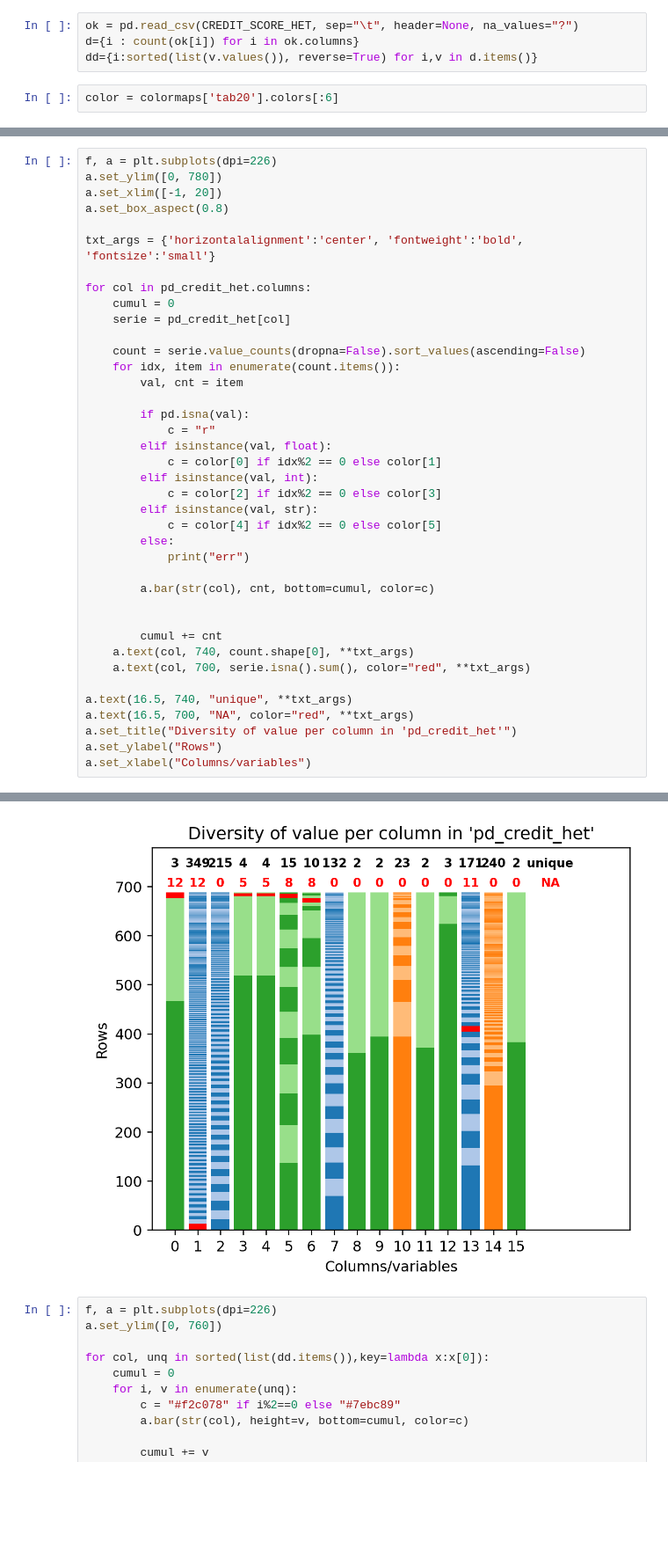
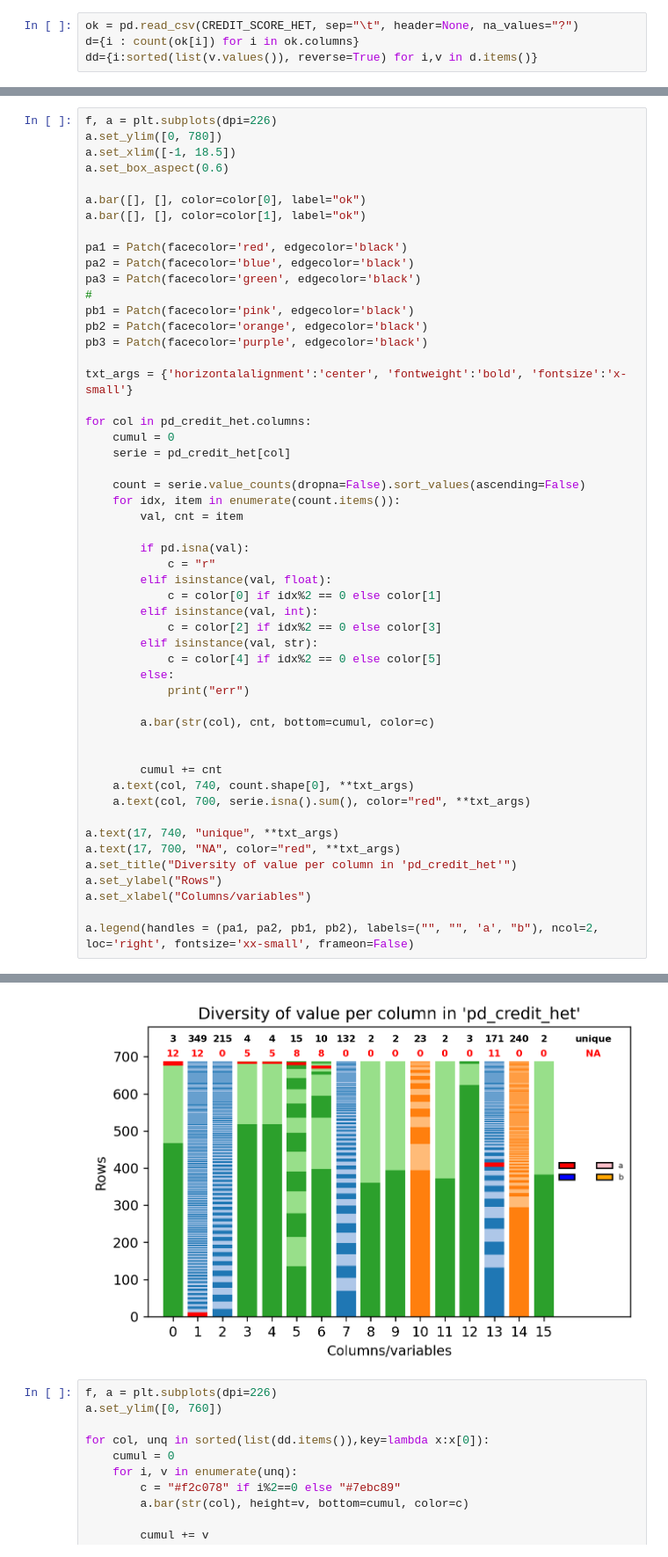
Before and after one commit to tyrosine-rex/tp_taa_apprentissage_supervisee, a Jupyter notebook: source/tp.ipynb, the cells around one changed output, grey strips where cells are left out. Shown: that part at 88% size. Saved outputs shown, nothing was run; the diff lists cells and outputs as text; blank space fills up the shorter version.

```diff
--- a/source/tp.ipynb
+++ b/source/tp.ipynb
@@ -653,5 +653,3 @@ display(pd_credithet_.head())
 ok = pd.read_csv(CREDIT_SCORE_HET, sep="\t", header=None, na_values="?")
 d={i : count(ok[i]) for i in ok.columns}
 dd={i:sorted(list(v.values()), reverse=True) for i,v in d.items()}
-# %%
-color = colormaps['tab20'].colors[:6]
@@ -658,10 +658,21 @@ color = colormaps['tab20'].colors[:6]
 # %%
 f, a = plt.subplots(dpi=226)
 a.set_ylim([0, 780])
-a.set_xlim([-1, 20])
-a.set_box_aspect(0.8)
+a.set_xlim([-1, 18.5])
+a.set_box_aspect(0.6)
 
-txt_args = {'horizontalalignment':'center', 'fontweight':'bold', 'fontsize':'small'}
+a.bar([], [], color=color[0], label="ok")
+a.bar([], [], color=color[1], label="ok")
+
+pa1 = Patch(facecolor='red', edgecolor='black')
+pa2 = Patch(facecolor='blue', edgecolor='black')
+pa3 = Patch(facecolor='green', edgecolor='black')
+#
+pb1 = Patch(facecolor='pink', edgecolor='black')
+pb2 = Patch(facecolor='orange', edgecolor='black')
+pb3 = Patch(facecolor='purple', edgecolor='black')
+
+txt_args = {'horizontalalignment':'center', 'fontweight':'bold', 'fontsize':'x-small'}
 
 for col in pd_credit_het.columns:
     cumul = 0
@@ -689,9 +700,11 @@ for col in pd_credit_het.columns:
     a.text(col, 740, count.shape[0], **txt_args)
     a.text(col, 700, serie.isna().sum(), color="red", **txt_args)
 
-a.text(16.5, 740, "unique", **txt_args)
-a.text(16.5, 700, "NA", color="red", **txt_args)
+a.text(17, 740, "unique", **txt_args)
+a.text(17, 700, "NA", color="red", **txt_args)
 a.set_title("Diversity of value per column in 'pd_credit_het'")
 a.set_ylabel("Rows")
 a.set_xlabel("Columns/variables")
+
+a.legend(handles = (pa1, pa2, pb1, pb2), labels=("", "", 'a', "b"), ncol=2, loc='right', fontsize='xx-small', frameon=False)
 # %% [output]
@@ -699,4 +712,4 @@ Text(0.5, 0, 'Columns/variables')
-[figure, old version]
+[figure, new version]
 # %%
 f, a = plt.subplots(dpi=226)
 a.set_ylim([0, 760])
```
Also changed, not shown: parts of 2 cells of this notebook.
